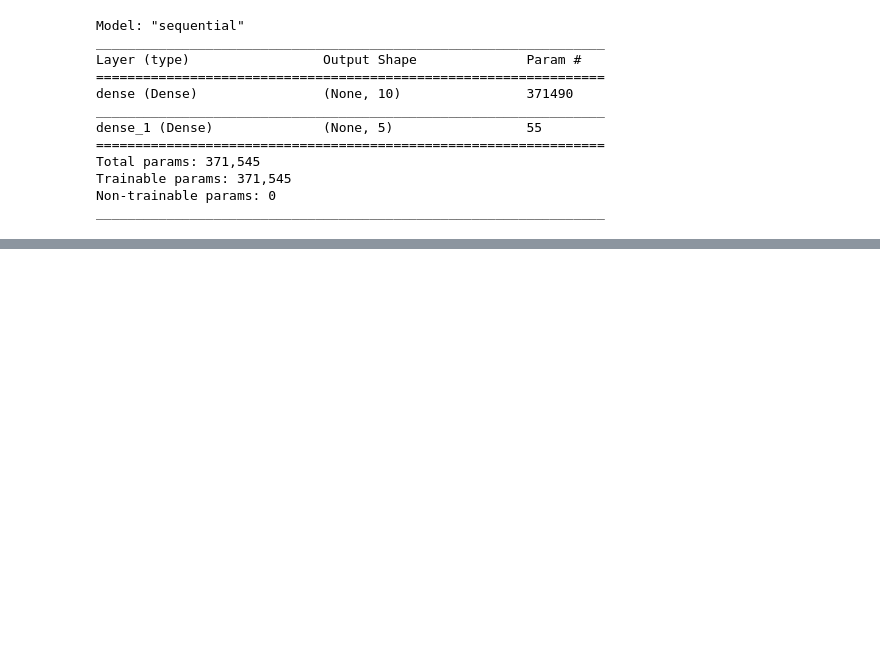
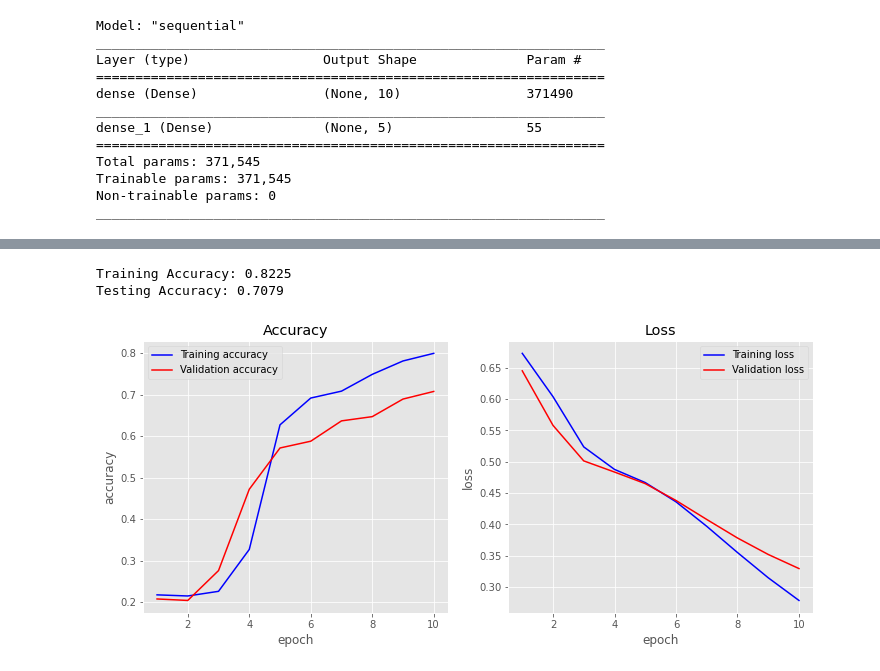
Before and after one commit to davidebonaglia/NLPandTextMining, a Jupyter notebook: Code/6. deep learning.ipynb, the cells around one changed output, grey strips where cells are left out. Cells and saved outputs as stored; diff of their text form; code cells hidden in the pictures; blank space fills up the shorter version.

```diff
--- a/Code/6. deep learning.ipynb
+++ b/Code/6. deep learning.ipynb
@@ -166,0 +281,3 @@ dict_keys(['loss', 'accuracy'])
+# %%
+X_train = tokenizer.texts_to_sequences(df_train.text.values)
+X_test = tokenizer.texts_to_sequences(df_test.text.values)
@@ -166,0 +388,16 @@ dict_keys(['loss', 'accuracy'])
+# %%
+embedding_dim = 50
+
+model = Sequential()
+model.add(layers.Embedding(input_dim=vocab_size,
+                           output_dim=embedding_dim,
+                           input_length=maxlen))
+
+model.add(layers.GlobalMaxPool1D())
+model.add(layers.Dense(10, activation='relu'))
+model.add(layers.Dense(5, activation='sigmoid'))
+model.compile(optimizer='adam',
+              loss='binary_crossentropy',
+              metrics=['accuracy'])
+
+model.summary()
@@ -166,0 +421,18 @@ dict_keys(['loss', 'accuracy'])
+# %%
+history = model.fit(X_train, y_train,
+                    epochs=10,
+                    verbose=False,
+                    validation_data=(X_test, y_test),
+                    batch_size=64)
+
+loss, accuracy = model.evaluate(X_train, y_train, verbose=False)
+print("Training Accuracy: {:.4f}".format(accuracy))
+
+loss, accuracy = model.evaluate(X_test, y_test, verbose=False)
+print("Testing Accuracy: {:.4f}".format(accuracy))
+
+plot_history(history, val=1)
+# %% [output]
+Training Accuracy: 0.8225
+Testing Accuracy: 0.7079
+[figure, added]
```
Also changed, not shown: parts of 49 cells of this notebook.
